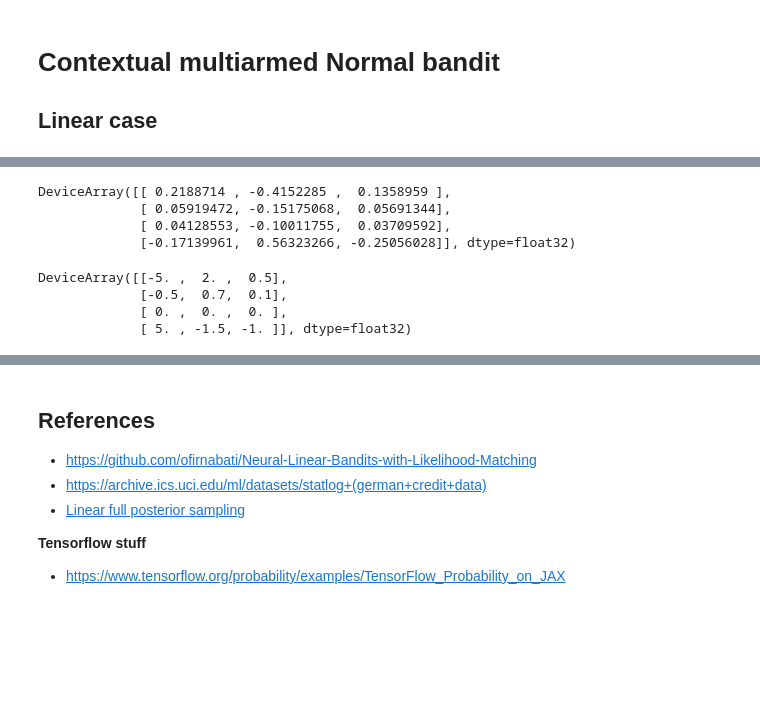
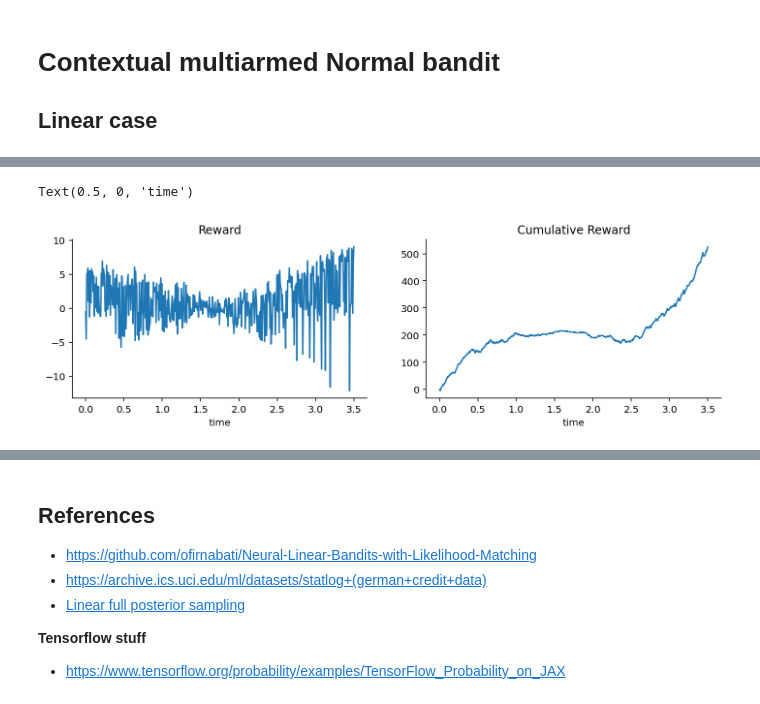
Before and after one commit to gerdm/misc, a Jupyter notebook: 2021-09/thompson-sampling-bandits.ipynb, the cells around one changed output, grey strips where cells are left out. Saved outputs shown, nothing was run; the diff lists cells and outputs as text; code cells hidden in the pictures; blank space fills up the shorter version.

```diff
--- a/2021-09/thompson-sampling-bandits.ipynb
+++ b/2021-09/thompson-sampling-bandits.ipynb
@@ -365,14 +365,13 @@ plt.xlabel("time");
-# %%
-posteriors["mu"]
-# %% [output]
-DeviceArray([[ 0.2188714 , -0.4152285 ,  0.1358959 ],
-             [ 0.05919472, -0.15175068,  0.05691344],
-             [ 0.04128553, -0.10011755,  0.03709592],
-             [-0.17139961,  0.56323266, -0.25056028]], dtype=float32)
-# %%
-true_params["w"]
-# %% [output]
-DeviceArray([[-5. ,  2. ,  0.5],
-             [-0.5,  0.7,  0.1],
-             [ 0. ,  0. ,  0. ],
-             [ 5. , -1.5, -1. ]], dtype=float32)
+# %%
+fig, ax = plt.subplots(1, 2, figsize=(12, 3))
+
+ax[0].plot(x, hist_reward.sum(axis=1))
+ax[0].set_title("Reward")
+ax[0].set_xlabel("time")
+
+ax[1].plot(x, hist_reward.sum(axis=1).cumsum())
+ax[1].set_title("Cumulative Reward")
+ax[1].set_xlabel("time")
+# %% [output]
+Text(0.5, 0, 'time')
+[figure, added]
```
Also changed, not shown: parts of 7 cells of this notebook.
